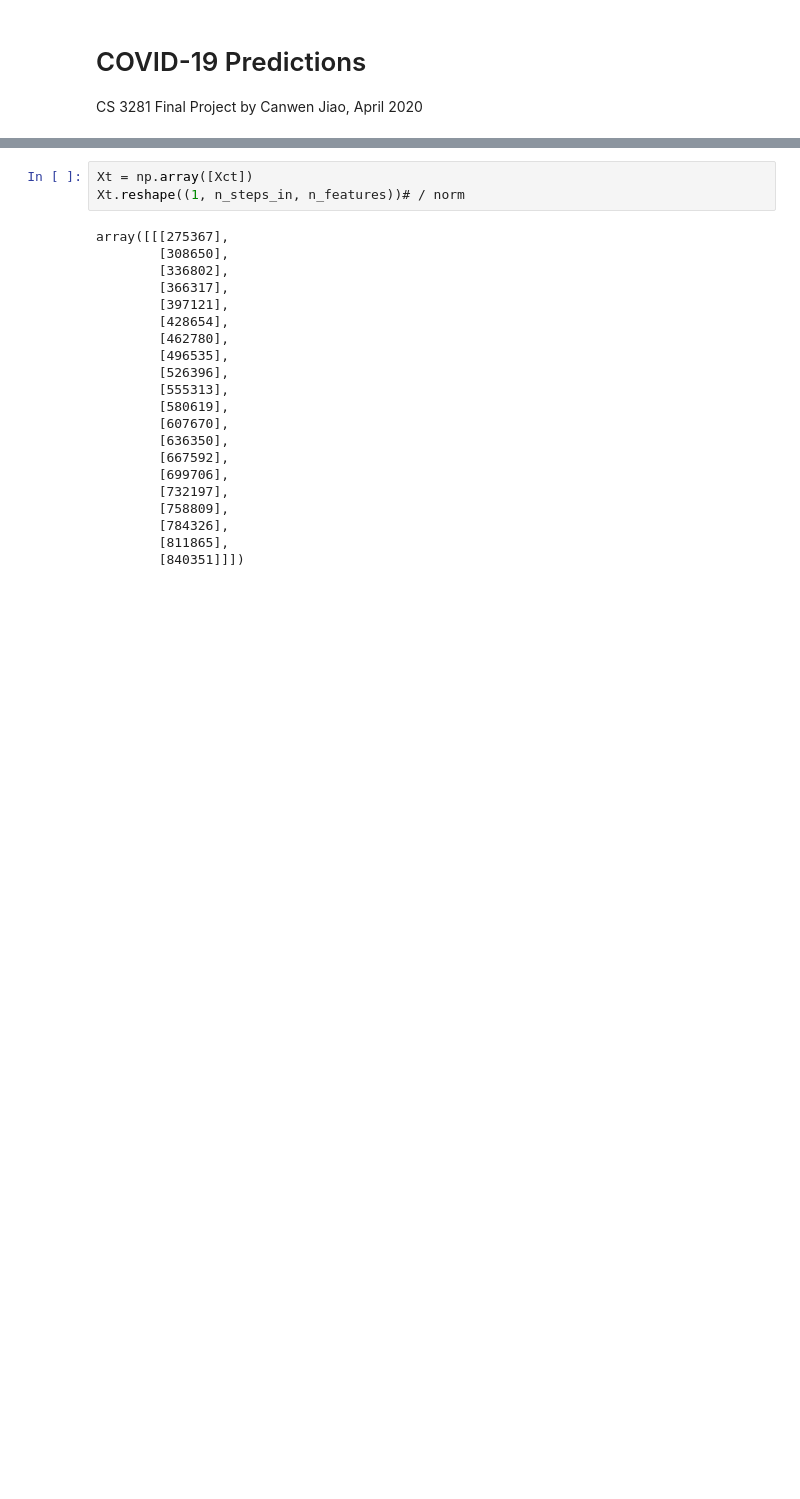
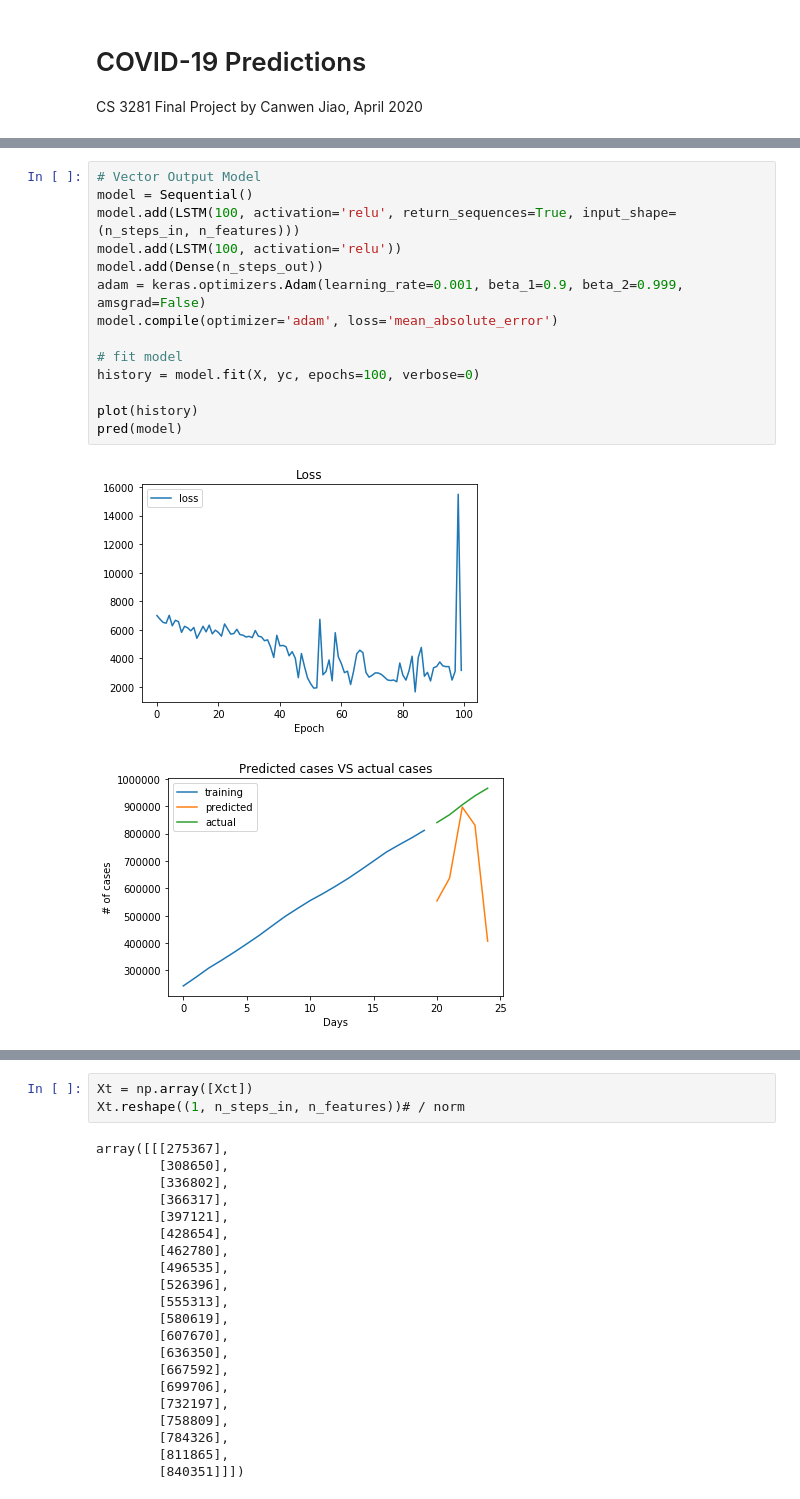
Before and after one commit to JazonJiao/CS-3891-Final-Project, a Jupyter notebook: COVID-19.ipynb, the cells around one changed output, grey strips where cells are left out. Cells and saved outputs as stored; diff of their text form; blank space fills up the shorter version.

```diff
--- a/COVID-19.ipynb
+++ b/COVID-19.ipynb
@@ -84,3 +93,20 @@ def pred(model):  # predict
     plt.show()
+# %%
+# Vector Output Model
+model = Sequential()
+model.add(LSTM(100, activation='relu', return_sequences=True, input_shape=(n_steps_in, n_features)))
+model.add(LSTM(100, activation='relu'))
+model.add(Dense(n_steps_out))
+adam = keras.optimizers.Adam(learning_rate=0.001, beta_1=0.9, beta_2=0.999, amsgrad=False)
+model.compile(optimizer='adam', loss='mean_absolute_error')
+
+# fit model
+history = model.fit(X, yc, epochs=100, verbose=0)
+
+plot(history)
+pred(model)
+# %% [output]
+[figure, added]
+[figure, added]
 # %%
 # univariate multi-step vector-output stacked lstm example
```
Also changed, not shown: parts of 7 cells of this notebook.
